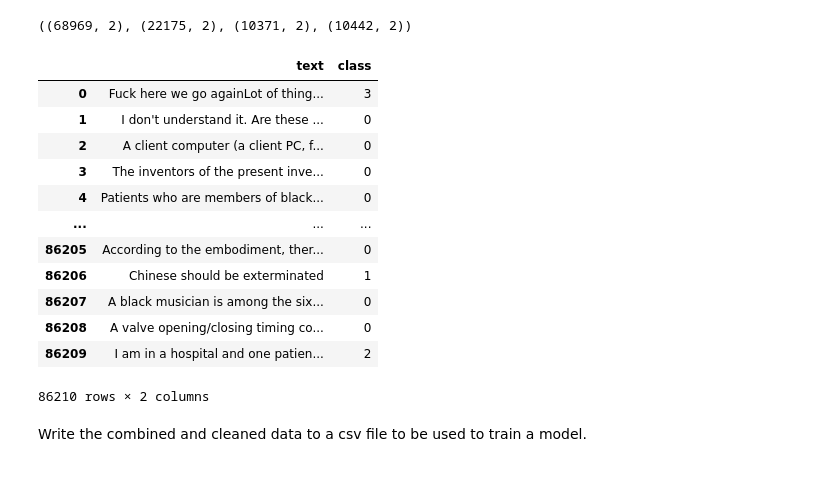
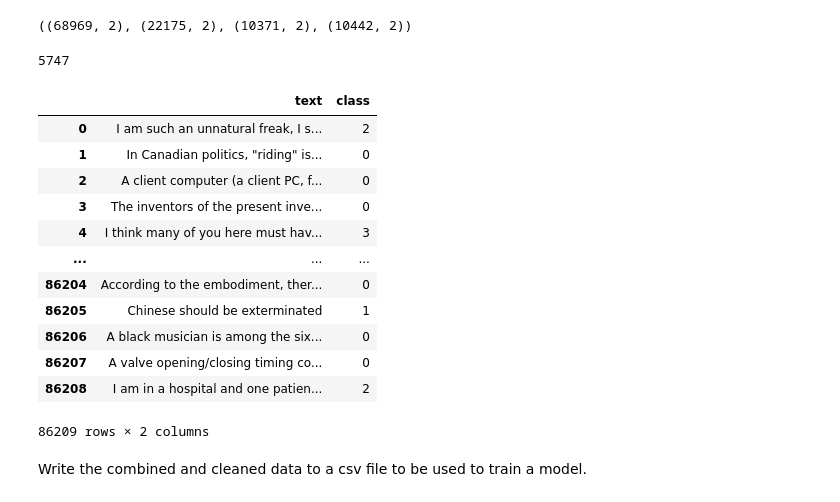
Before and after one commit to eerinah/GG-Beacon-Clone, a Jupyter notebook: data_collection.ipynb, the cells around one changed output. Saved outputs shown, nothing was run; the diff lists cells and outputs as text; code cells hidden in the pictures.

Commit message:
removed none text from data

```diff
--- a/data_collection.ipynb
+++ b/data_collection.ipynb
@@ -164,29 +164,39 @@ df_suicide_cls = df[df['class'].eq(3)]
 df_none_cls.shape, df_hate_cls.shape, df_dep_cls.shape, df_suicide_cls.shape
 # %% [output]
 ((68969, 2), (22175, 2), (10371, 2), (10442, 2))
+# %%
+math.floor(df_none_cls.shape[0] / 12)
+# %% [output]
+5747
 # %%
 # non-neutral text will be 1/4 of size the neutral data
 n_samples = math.floor(df_none_cls.shape[0] / 12)
-df = pd.concat([df_none_cls, df_hate_cls.sample(n=n_samples, random_state=RAND_STATE),
+df = pd.concat([df_none_cls, df_hate_cls.sample(n=n_samples,
+                                                random_state=RAND_STATE),
                 df_dep_cls.sample(n=n_samples, random_state=RAND_STATE),
                 df_suicide_cls.sample(n=n_samples, random_state=RAND_STATE)],
                ignore_index=True)
-df = df.sample(df.shape[0], random_state=1, ignore_index=True)
+
+# remove any documents that are only the word "None"
+df = df[df['text'] != 'None']
+
+# shuffle the samples in the dataset
+df = df.sample(df.shape[0], random_state=RAND_STATE, ignore_index=True)
 df
 # %% [output]
 |  | text | class |
-| 0 | Fuck here we go againLot of thing... | 3 |
-| 1 | I don't understand it. Are these ... | 0 |
+| 0 | I am such an unnatural freak, I s... | 2 |
+| 1 | In Canadian politics, "riding" is... | 0 |
 | 2 | A client computer (a client PC, f... | 0 |
 | 3 | The inventors of the present inve... | 0 |
-| 4 | Patients who are members of black... | 0 |
+| 4 | I think many of you here must hav... | 3 |
 | ... | ... | ... |
-| 86205 | According to the embodiment, ther... | 0 |
-| 86206 | Chinese should be exterminated | 1 |
-| 86207 | A black musician is among the six... | 0 |
-| 86208 | A valve opening/closing timing co... | 0 |
-| 86209 | I am in a hospital and one patien... | 2 |
+| 86204 | According to the embodiment, ther... | 0 |
+| 86205 | Chinese should be exterminated | 1 |
+| 86206 | A black musician is among the six... | 0 |
+| 86207 | A valve opening/closing timing co... | 0 |
+| 86208 | I am in a hospital and one patien... | 2 |
-86210 rows × 2 columns
+86209 rows × 2 columns
 # %% [markdown]
 Write the combined and cleaned data to a csv file to be used to train a model.
 # %%
```
Also changed, not shown: 1 other file.
